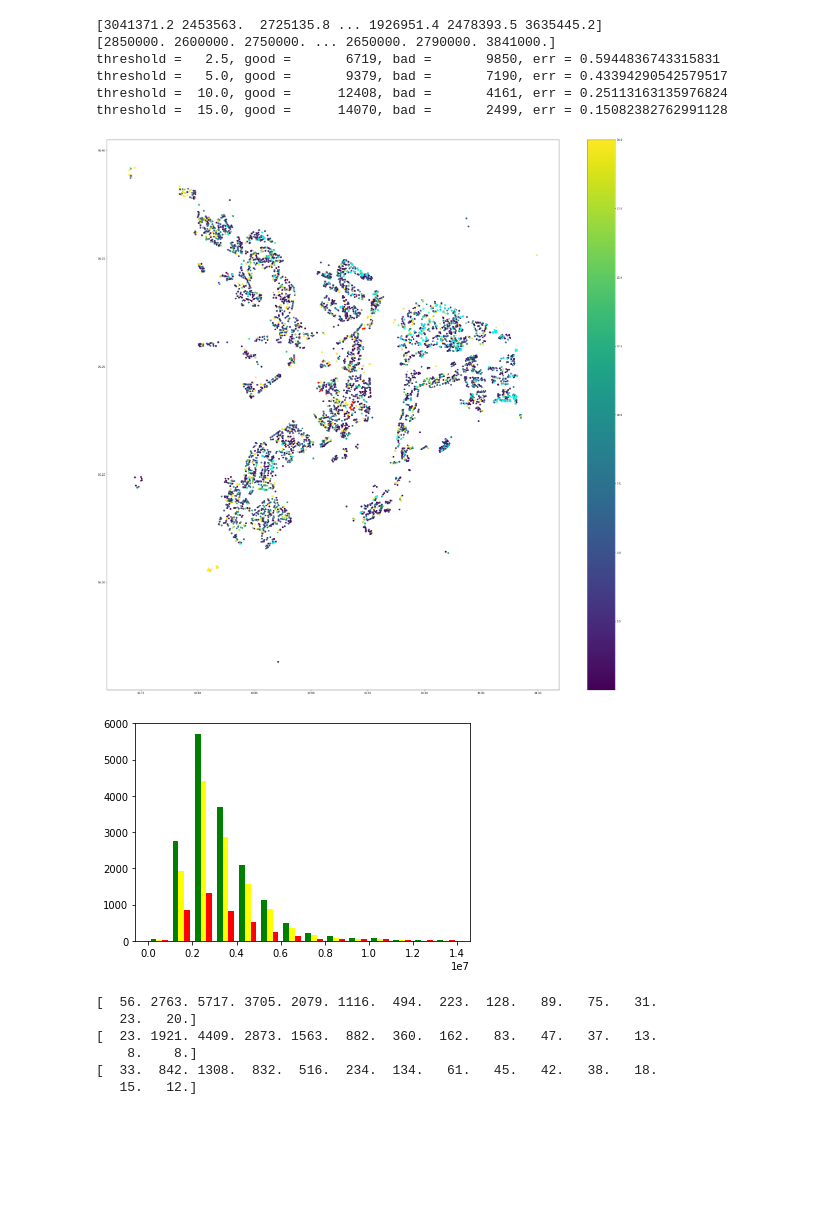
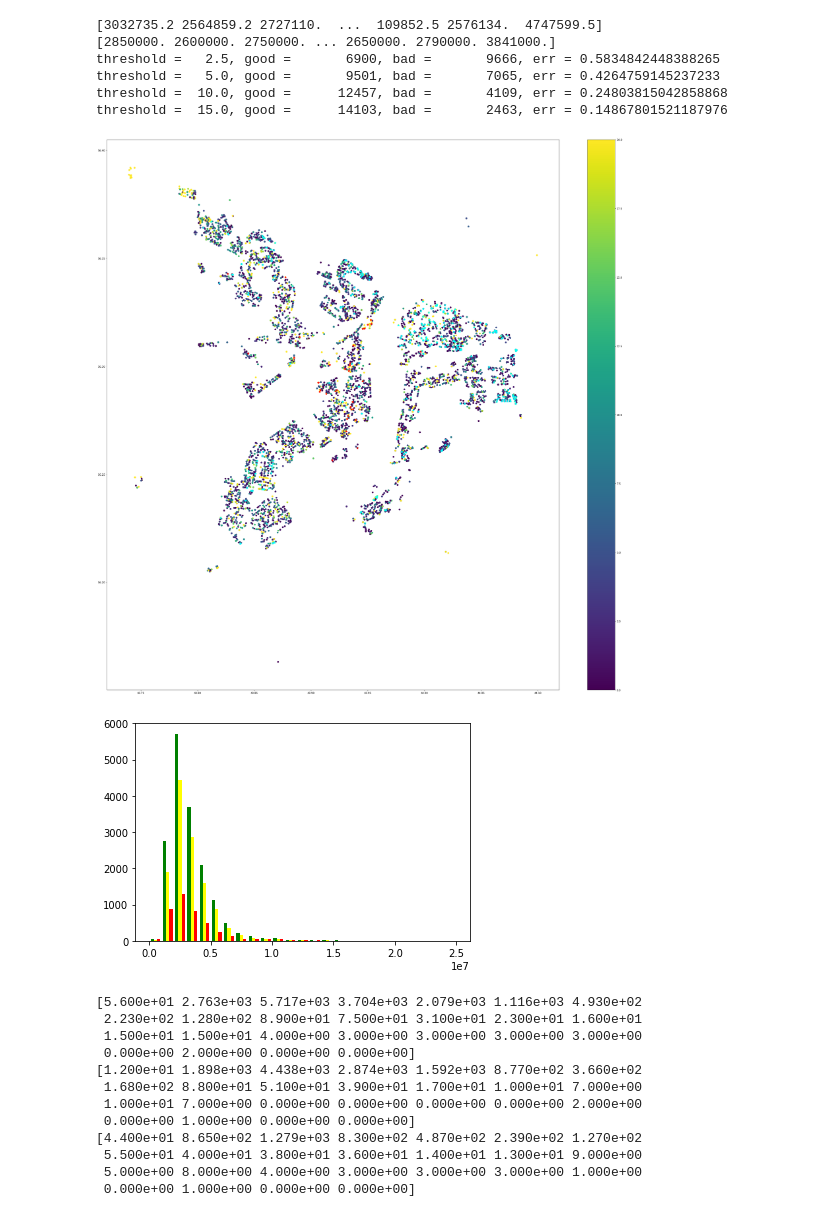
Before and after one commit to SergeyMalashenko/GEO_GID, a Jupyter notebook: checkModel.ipynb, the cells around one changed output. Drawn from its saved outputs; the diff is of its cells as text; code cells hidden in the pictures; blank space fills up the shorter version.

```diff
--- a/checkModel.ipynb
+++ b/checkModel.ipynb
@@ -19,9 +19,19 @@ import _pickle           as cPickle
 import itertools
 import argparse
 
-from commonModel import loadData, FLOAT_COLUMNS, INT_COLUMNS, STR_COLUMNS, TARGET_COLUMN
+from commonModel import loadCSVData, FLOAT_COLUMNS, INT_COLUMNS, STR_COLUMNS, TARGET_COLUMN
+from commonModel import limitDataUsingProcentiles, limitDataUsingLimitsFromFilename
 
-dataFileName  = "input/NizhnyNovgorodWithYear.csv"
-allDataFrame = loadData( dataFileName, COLUMN_TYPE='NUMERICAL' )
+dataFileName   = "input/NizhnyNovgorodWithYear.csv"
+limitsFileName = "input/NizhnyNovgorodLimits.json"
+
+#dataFileName   = "input/Moscow.csv"
+#limitsFileName = "input/MoscowLimits.json"
+
+
+allDataFrame = loadCSVData( dataFileName, COLUMN_TYPE='NUMERICAL' )
+allDataFrame = limitDataUsingLimitsFromFilename( allDataFrame, limitsFileName )
+allDataFrame = limitDataUsingProcentiles       ( allDataFrame )
+#allDataFrame = inputDataFrame[FEATURES]
 allDataFrame.head(10)
 # %% [output]
@@ -62,21 +76,25 @@ testDataFrame = allDataFrame
 FEATURES = list( testDataFrame.columns ); FEATURES.remove( TARGET_COLUMN )
 COLUMNS  = list( testDataFrame.columns ); LABEL = TARGET_COLUMN;
 
+device = torch.device('cpu')
+#device = torch.device('cuda') # Uncomment this to run on GPU
+Model    = None
+Features = None
+with open( "model.pkl", 'rb') as fid:
+    ModelPacket = cPickle.load(fid)
+    Model       = ModelPacket['model'   ]
+    Features    = ModelPacket['features']
+
 index       = testDataFrame.index;
 Y_dataFrame = testDataFrame    [[ TARGET_COLUMN ]];
 Y_values    = Y_dataFrame.values;
 X_dataFrame = testDataFrame.drop( TARGET_COLUMN, axis=1);
-#X_dataFrame = X_dataFrame[['longitude','latitude','total_square','number_of_rooms','number_of_floors','exploitation_start_year']]
-X_dataFrame = X_dataFrame[['longitude','latitude','total_square','number_of_rooms','number_of_floors','exploitation_start_year']]
+#X_dataFrame = X_dataFrame[['longitude', 'latitude', 'total_square', 'number_of_rooms', 'number_of_floors', 'exploitation_start_year']]
+X_dataFrame = X_dataFrame[ Features ]
 
 X_values    = X_dataFrame.values
 Y_values    = Y_values
 
-device = torch.device('cpu')
-#device = torch.device('cuda') # Uncomment this to run on GPU
-Model = None
-with open( "model.pkl", 'rb') as fid:
-    Model = cPickle.load(fid)
 preprocessorX = None
 with open( 'preprocessorX.pkl', 'rb') as fid:
     preprocessorX = cPickle.load(fid)
@@ -173,44 +191,50 @@ plt.colorbar()
 mask = ( Y_values < 1e6 ) & ( Y_relErr > 10 )
 x_low = X_values[mask,0]; y_low = X_values[mask,1]; c_low = 'red'
 plt.scatter (x_low, y_low, c=c_low, marker="*", s=75  )
 
 mask = ( Y_values > 5e6 ) & ( Y_relErr > 10 )
 x_high = X_values[mask,0]; y_high = X_values[mask,1]; c_high = 'aqua'
 plt.scatter (x_high, y_high, c=c_high, marker="*", s=75  )
 plt.show    ()
 
 threshold = 10
 allTestDataValues  = testDataFrame.price.values
 mask = Y_relErr >  threshold
 badTestDataValues = testDataFrame[ mask ].price.values
 mask = Y_relErr <= threshold
 goodTestDataValues = testDataFrame[ mask ].price.values
 
-bins = [0.,1.,2.,3.,4.,5.,6.,7.,8.,9.,10.,11.,12.,13.,14.]
+bins = [0.,1.,2.,3.,4.,5.,6.,7.,8.,9.,10.,11.,12.,13.,14.,15.,16.,17.,18.,19.,20.,21.,22.,23.,24.,25.]
 bins = [i * 1e6 for i in bins]
 
 n = plt.hist([ allTestDataValues, goodTestDataValues, badTestDataValues ], bins=bins, histtype='bar', color=['green','yellow','red'])
 plt.show()
 
 print( n[0][0] )
 print( n[0][1] )
 print( n[0][2] )
 
 plt.scatter(Y_values,Y_predict, color='red' )
 plt.plot   (Y_values,Y_values , color='blue')
 plt.show   ()
 # %% [output]
-[3041371.2 2453563.  2725135.8 ... 1926951.4 2478393.5 3635445.2]
+[3032735.2 2564859.2 2727110.  ...  109852.5 2576134.  4747599.5]
 [2850000. 2600000. 2750000. ... 2650000. 2790000. 3841000.]
-threshold =   2.5, good =       6719, bad =       9850, err = 0.5944836743315831
-threshold =   5.0, good =       9379, bad =       7190, err = 0.43394290542579517
-threshold =  10.0, good =      12408, bad =       4161, err = 0.25113163135976824
-threshold =  15.0, good =      14070, bad =       2499, err = 0.15082382762991128
+threshold =   2.5, good =       6900, bad =       9666, err = 0.5834842448388265
+threshold =   5.0, good =       9501, bad =       7065, err = 0.4264759145237233
+threshold =  10.0, good =      12457, bad =       4109, err = 0.24803815042858868
+threshold =  15.0, good =      14103, bad =       2463, err = 0.14867801521187976
-[figure, old version]
+[figure, new version]
-[figure, old version]
+[figure, new version]
-[  56. 2763. 5717. 3705. 2079. 1116.  494.  223.  128.   89.   75.   31.
-   23.   20.]
-[  23. 1921. 4409. 2873. 1563.  882.  360.  162.   83.   47.   37.   13.
-    8.    8.]
-[  33.  842. 1308.  832.  516.  234.  134.   61.   45.   42.   38.   18.
-   15.   12.]
+[5.600e+01 2.763e+03 5.717e+03 3.704e+03 2.079e+03 1.116e+03 4.930e+02
+ 2.230e+02 1.280e+02 8.900e+01 7.500e+01 3.100e+01 2.300e+01 1.600e+01
+ 1.500e+01 1.500e+01 4.000e+00 3.000e+00 3.000e+00 3.000e+00 3.000e+00
+ 0.000e+00 2.000e+00 0.000e+00 0.000e+00]
+[1.200e+01 1.898e+03 4.438e+03 2.874e+03 1.592e+03 8.770e+02 3.660e+02
+ 1.680e+02 8.800e+01 5.100e+01 3.900e+01 1.700e+01 1.000e+01 7.000e+00
+ 1.000e+01 7.000e+00 0.000e+00 0.000e+00 0.000e+00 0.000e+00 2.000e+00
+ 0.000e+00 1.000e+00 0.000e+00 0.000e+00]
+[4.400e+01 8.650e+02 1.279e+03 8.300e+02 4.870e+02 2.390e+02 1.270e+02
+ 5.500e+01 4.000e+01 3.800e+01 3.600e+01 1.400e+01 1.300e+01 9.000e+00
+ 5.000e+00 8.000e+00 4.000e+00 3.000e+00 3.000e+00 3.000e+00 1.000e+00
+ 0.000e+00 1.000e+00 0.000e+00 0.000e+00]
```
Also changed, not shown: parts of 6 cells of this notebook, 6 other files.
